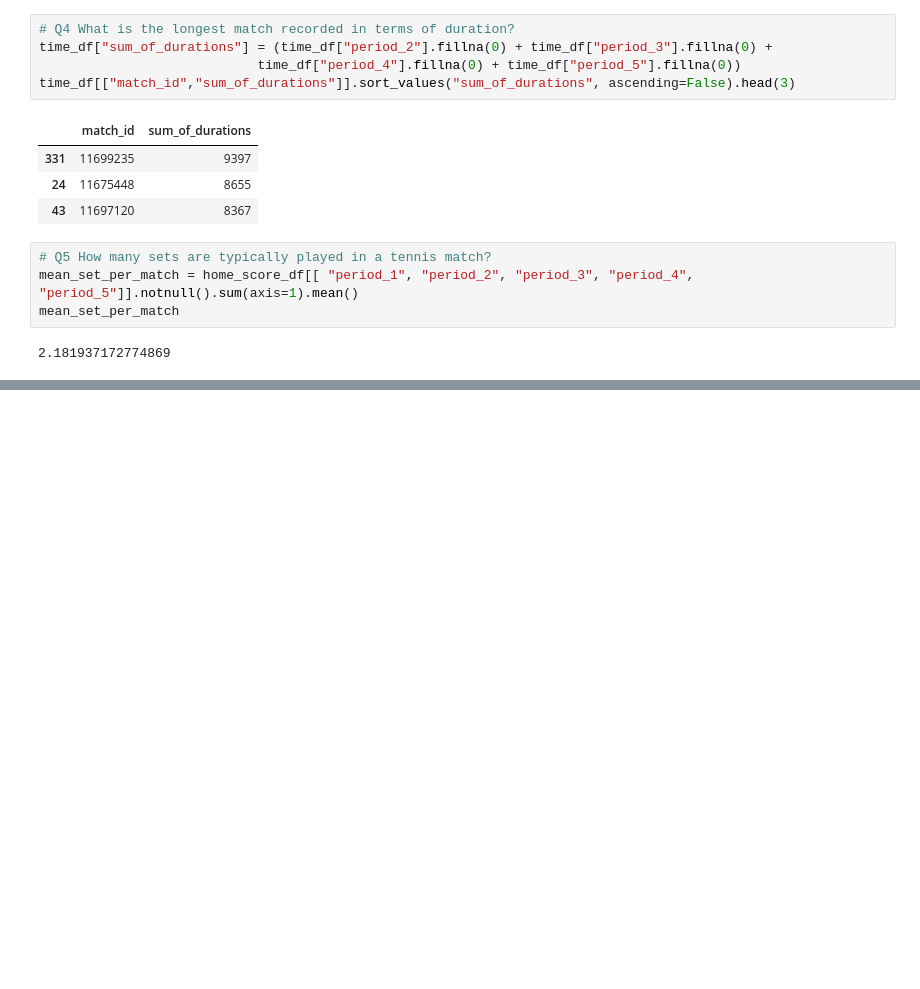
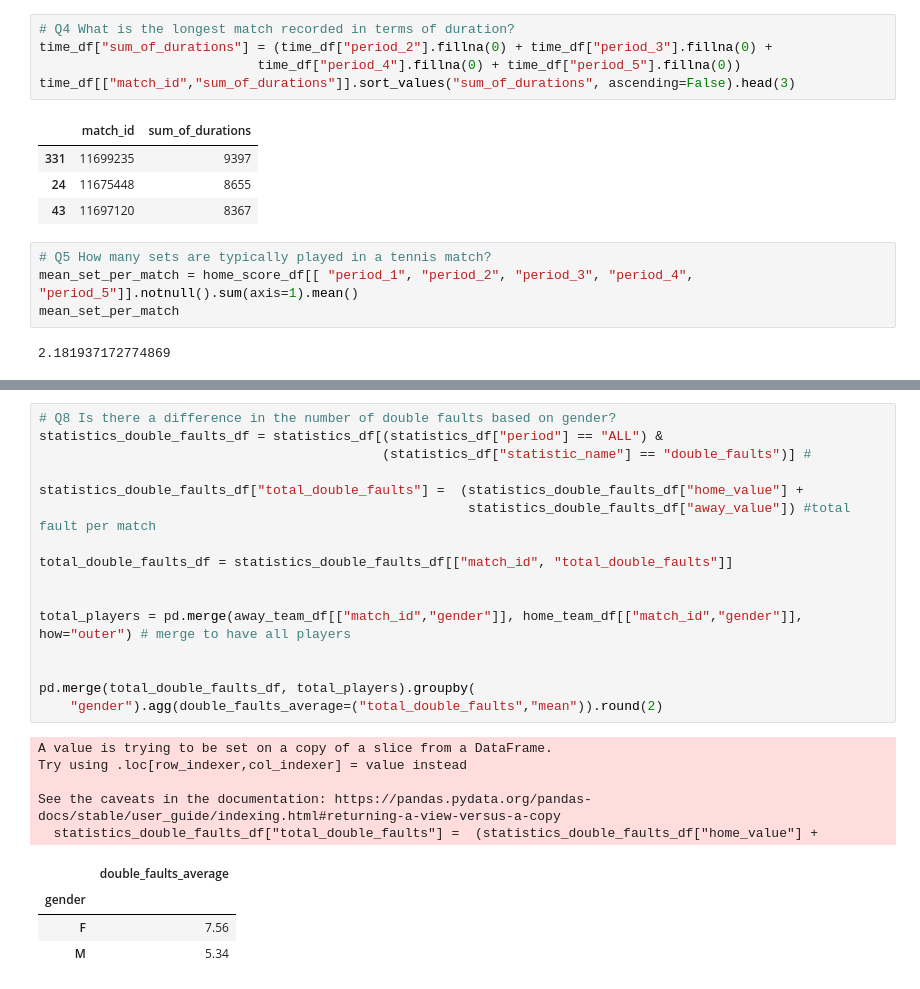
Before and after one commit to amin-eghbalian/data_analysis_tennis_peroject, a Jupyter notebook: HW10_project_data.ipynb, the cells around one changed output, grey strips where cells are left out. Cells and saved outputs as stored; diff of their text form; blank space fills up the shorter version.

```diff
--- a/HW10_project_data.ipynb
+++ b/HW10_project_data.ipynb
@@ -268,0 +299,26 @@ mean_set_per_match
+# %%
+# Q8 Is there a difference in the number of double faults based on gender?
+statistics_double_faults_df = statistics_df[(statistics_df["period"] == "ALL") &
+                                            (statistics_df["statistic_name"] == "double_faults")] #
+
+statistics_double_faults_df["total_double_faults"] =  (statistics_double_faults_df["home_value"] +
+                                                       statistics_double_faults_df["away_value"]) #total fault per match
+
+total_double_faults_df = statistics_double_faults_df[["match_id", "total_double_faults"]]
+
+
+total_players = pd.merge(away_team_df[["match_id","gender"]], home_team_df[["match_id","gender"]], how="outer") # merge to have all players
+
+
+pd.merge(total_double_faults_df, total_players).groupby(
+    "gender").agg(double_faults_average=("total_double_faults","mean")).round(2)
+# %% [output]
+A value is trying to be set on a copy of a slice from a DataFrame.
+Try using .loc[row_indexer,col_indexer] = value instead
+
+See the caveats in the documentation: https://pandas.pydata.org/pandas-docs/stable/user_guide/indexing.html#returning-a-view-versus-a-copy
+  statistics_double_faults_df["total_double_faults"] =  (statistics_double_faults_df["home_value"] +
+|  | double_faults_average |
+| gender |  |
+| F | 7.56 |
+| M | 5.34 |
```
Also changed, not shown: parts of 5 cells of this notebook.
